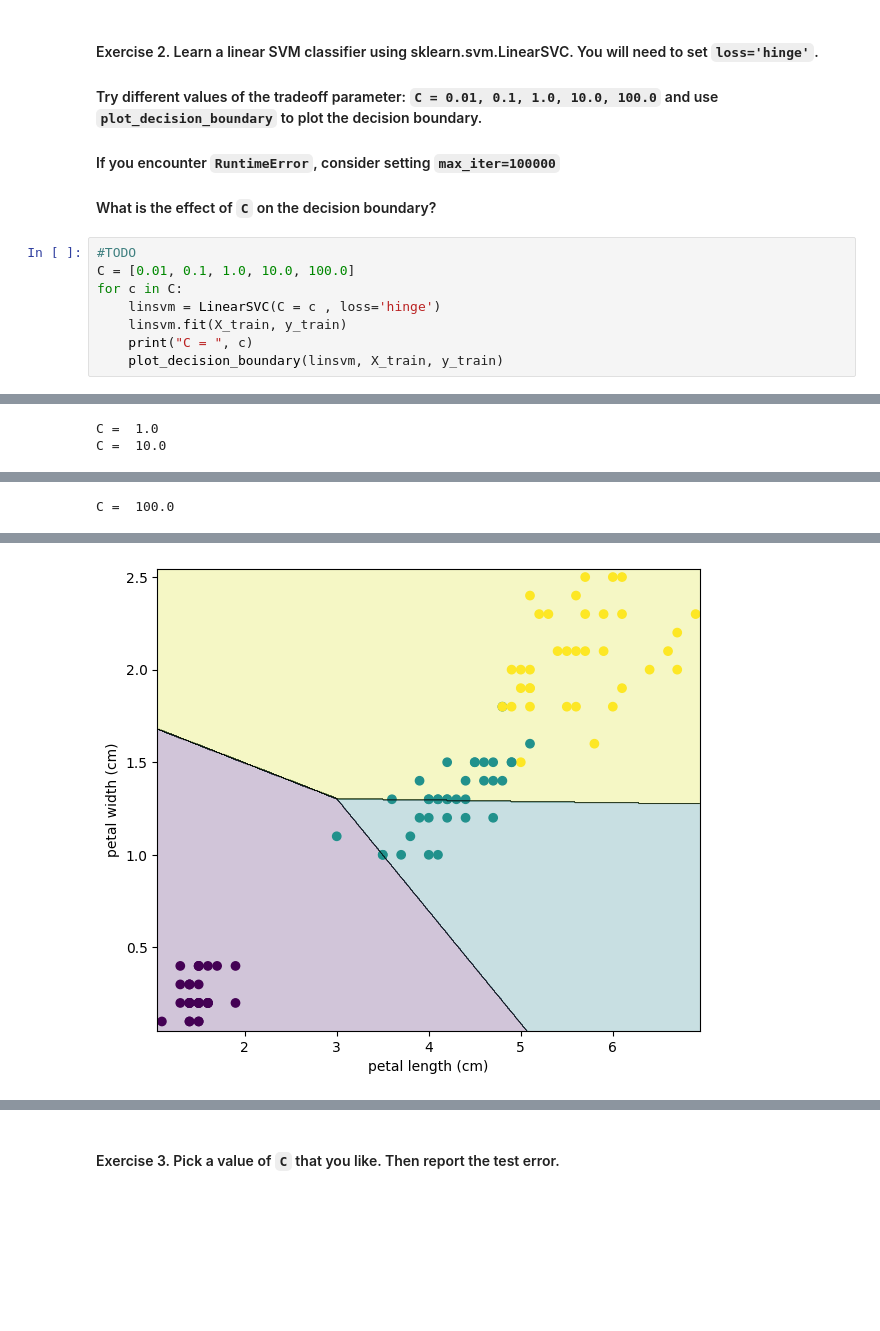
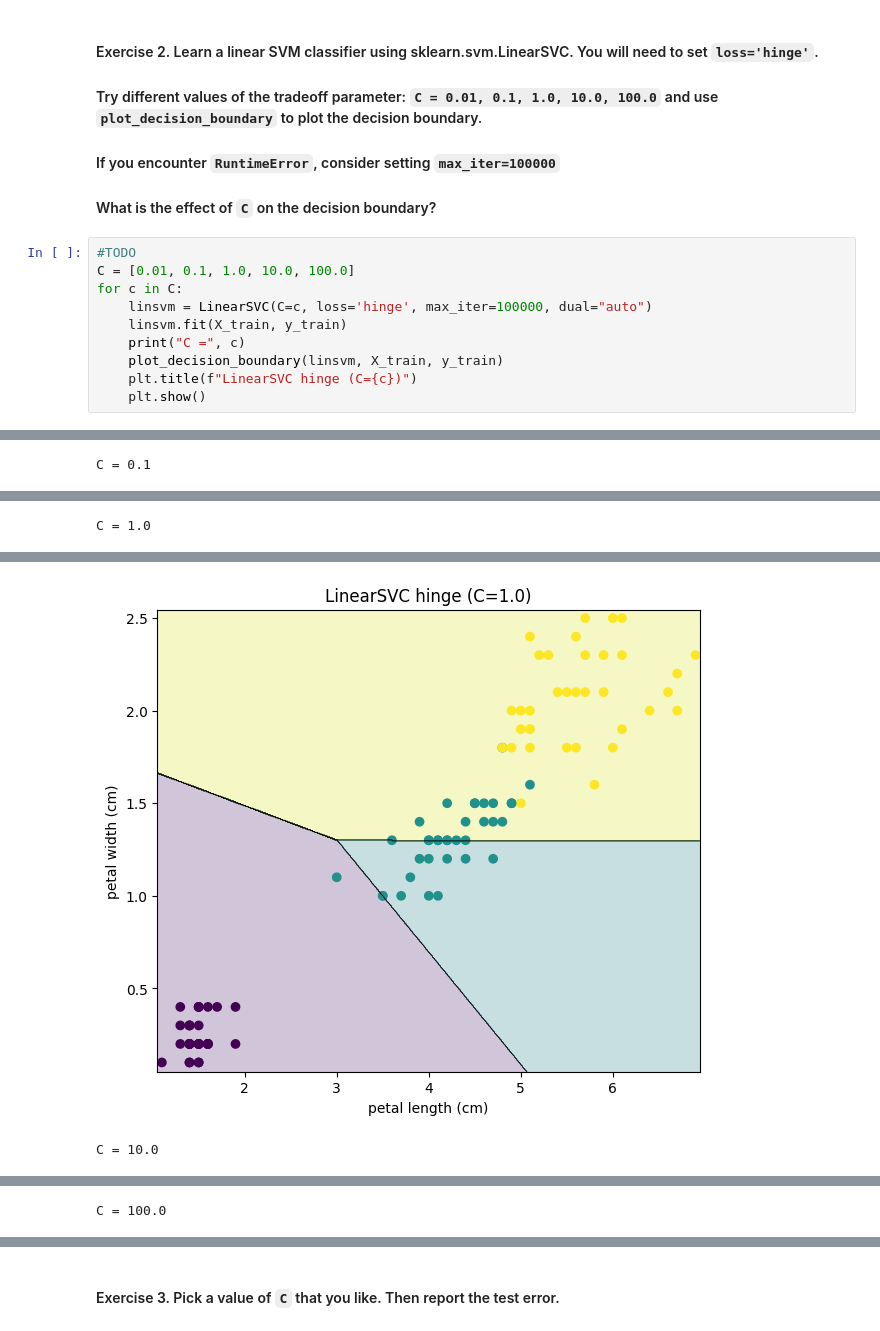
Before and after one commit to lwa01/229352-STAT-LEARING-FOR-DATA-SCI-2, a Jupyter notebook: Lab06_SVM.ipynb, the cells around one changed output, grey strips where cells are left out. Cells and saved outputs as stored; diff of their text form; blank space fills up the shorter version.

```diff
--- a/Lab06_SVM.ipynb
+++ b/Lab06_SVM.ipynb
@@ -88,8 +88,10 @@ plot_decision_boundary(svm, X_train, y_train)
 #TODO
 C = [0.01, 0.1, 1.0, 10.0, 100.0]
 for c in C:
-    linsvm = LinearSVC(C = c , loss='hinge')
+    linsvm = LinearSVC(C=c, loss='hinge', max_iter=100000, dual="auto")
     linsvm.fit(X_train, y_train)
-    print("C = ", c)
+    print("C =", c)
     plot_decision_boundary(linsvm, X_train, y_train)
+    plt.title(f"LinearSVC hinge (C={c})")
+    plt.show()
 # %% [output]
@@ -98,2 +100 @@ C =  0.1
-C =  1.0
-C =  10.0
+C = 0.1
@@ -100 +102 @@ C =  10.0
-C =  100.0
+C = 1.0
@@ -103 +103,2 @@ C =  100.0
-[figure, old version]
+[figure, new version]
+C = 10.0
@@ -104,0 +106 @@ C =  100.0
+C = 100.0
```
Also changed, not shown: parts of 10 cells of this notebook.
